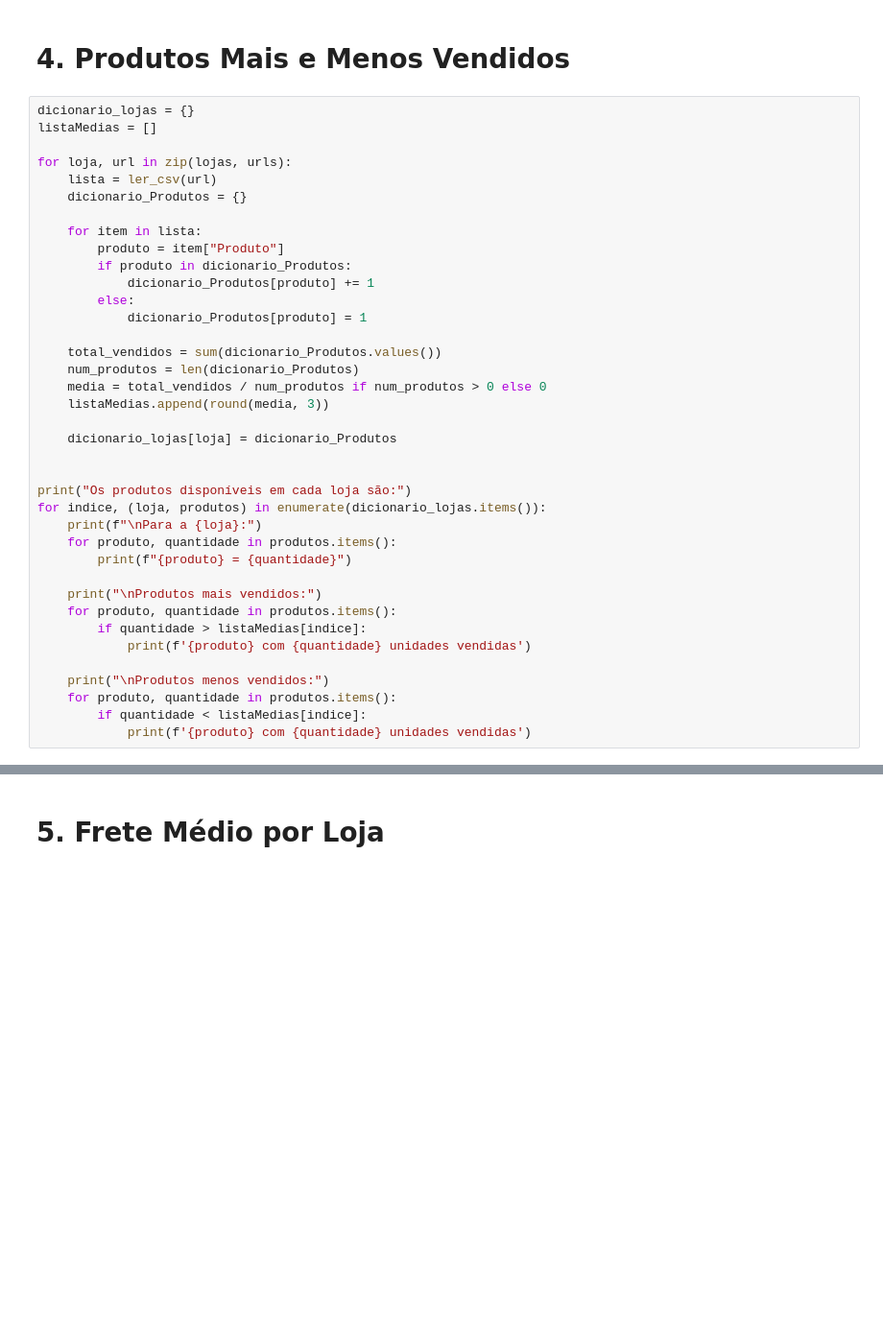
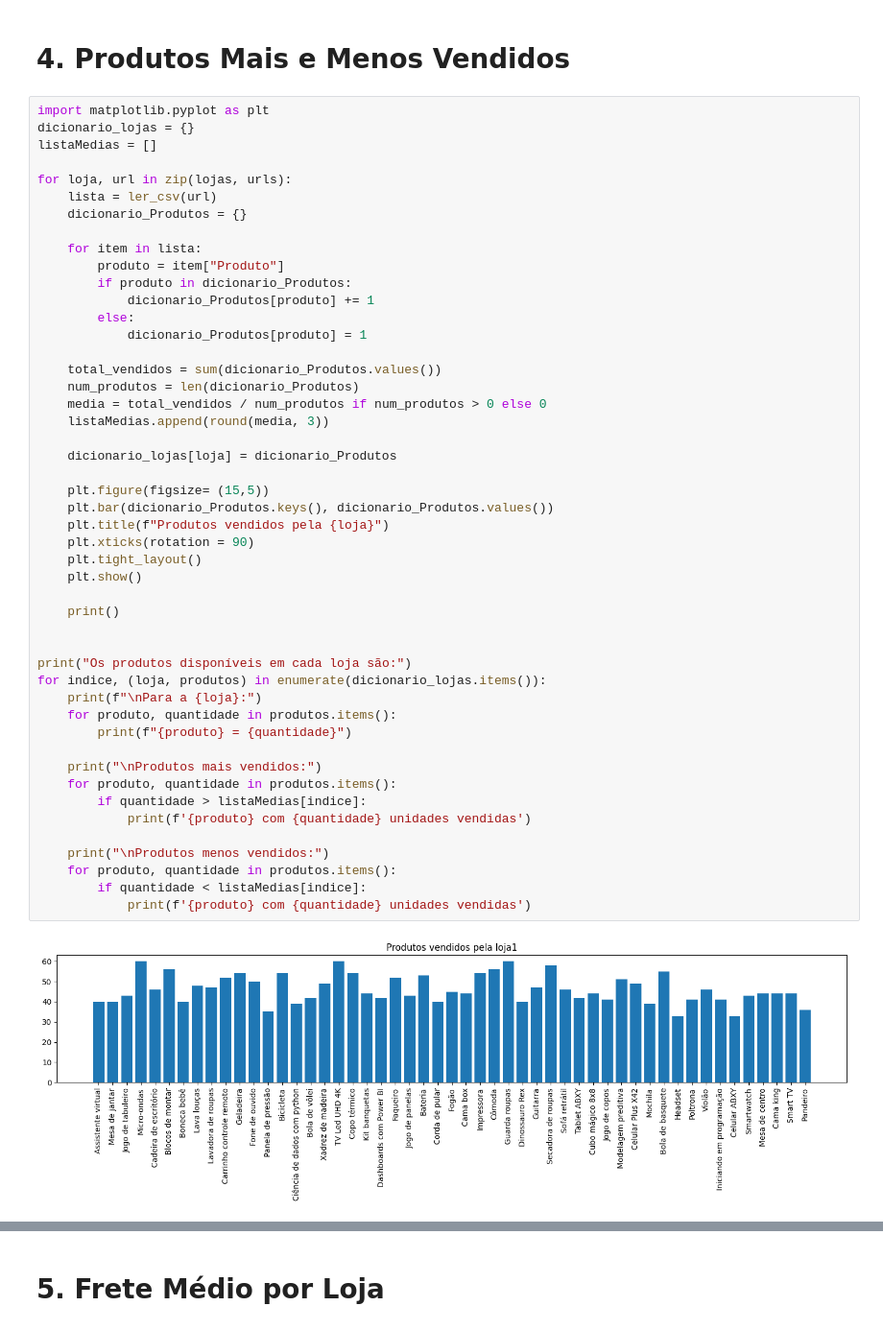
Before and after one commit to Enoque12/challenge1-data-science, a Jupyter notebook: AluraStoreBr.ipynb, the cells around one changed output, grey strips where cells are left out. Shown at 96% size. Cells and saved outputs as stored; diff of their text form; blank space fills up the shorter version.

```diff
--- a/AluraStoreBr.ipynb
+++ b/AluraStoreBr.ipynb
@@ -160,6 +173,7 @@ loja4 = 3.996
 # %% [markdown]
 # 4. Produtos Mais e Menos Vendidos
 # %%
+import matplotlib.pyplot as plt
 dicionario_lojas = {}
 listaMedias = []
 
@@ -171,30 +185,40 @@ for loja, url in zip(lojas, urls):
         produto = item["Produto"]
         if produto in dicionario_Produtos:
             dicionario_Produtos[produto] += 1
         else:
             dicionario_Produtos[produto] = 1
 
     total_vendidos = sum(dicionario_Produtos.values())
     num_produtos = len(dicionario_Produtos)
     media = total_vendidos / num_produtos if num_produtos > 0 else 0
     listaMedias.append(round(media, 3))
 
     dicionario_lojas[loja] = dicionario_Produtos
 
+    plt.figure(figsize= (15,5))
+    plt.bar(dicionario_Produtos.keys(), dicionario_Produtos.values())
+    plt.title(f"Produtos vendidos pela {loja}")
+    plt.xticks(rotation = 90)
+    plt.tight_layout()
+    plt.show()
+
+    print()
+
 
 print("Os produtos disponíveis em cada loja são:")
 for indice, (loja, produtos) in enumerate(dicionario_lojas.items()):
     print(f"\nPara a {loja}:")
     for produto, quantidade in produtos.items():
         print(f"{produto} = {quantidade}")
 
     print("\nProdutos mais vendidos:")
     for produto, quantidade in produtos.items():
         if quantidade > listaMedias[indice]:
             print(f'{produto} com {quantidade} unidades vendidas')
 
     print("\nProdutos menos vendidos:")
     for produto, quantidade in produtos.items():
         if quantidade < listaMedias[indice]:
             print(f'{produto} com {quantidade} unidades vendidas')
 # %% [output]
+[figure, added]
```
Also changed, not shown: parts of 2 cells of this notebook.
